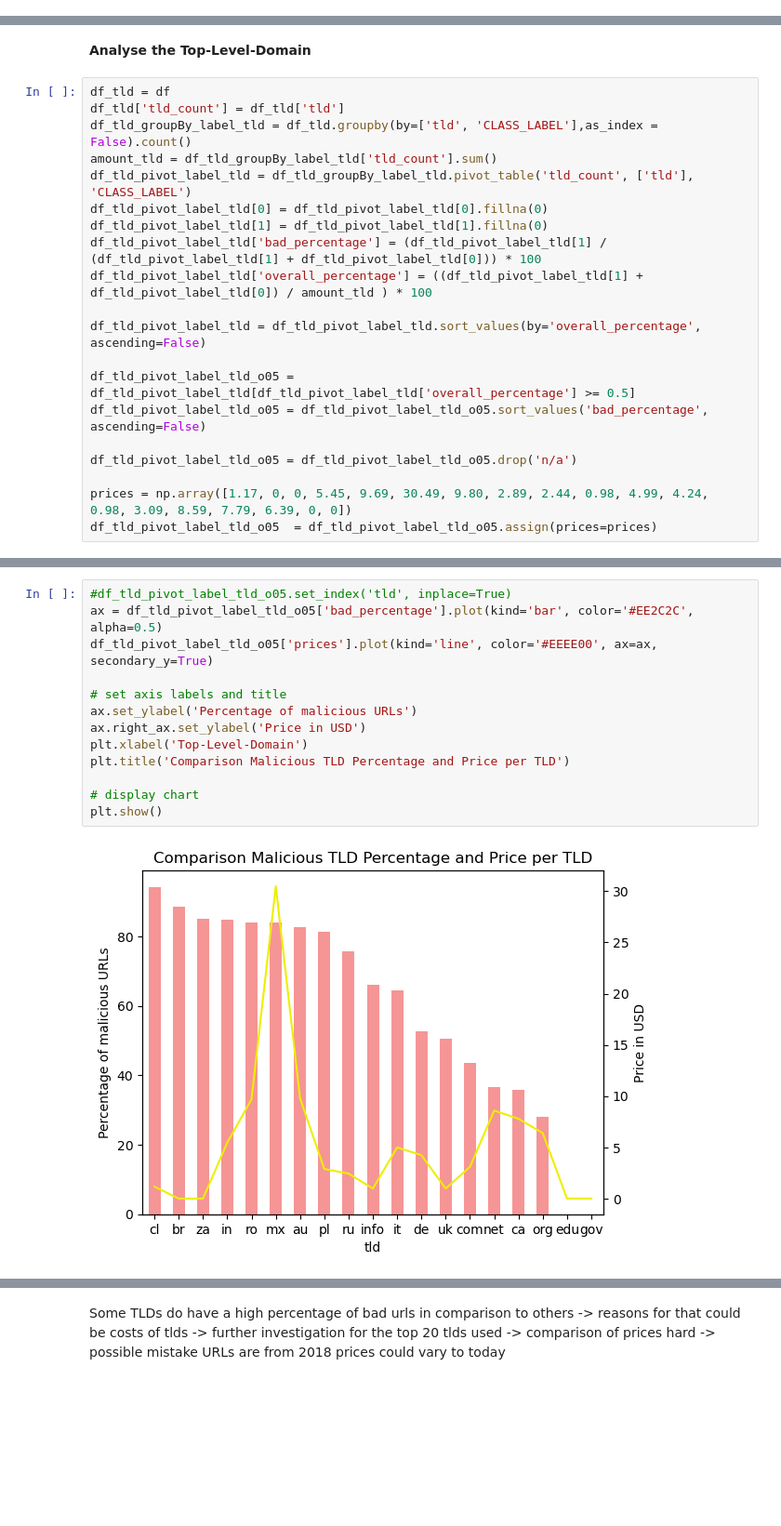
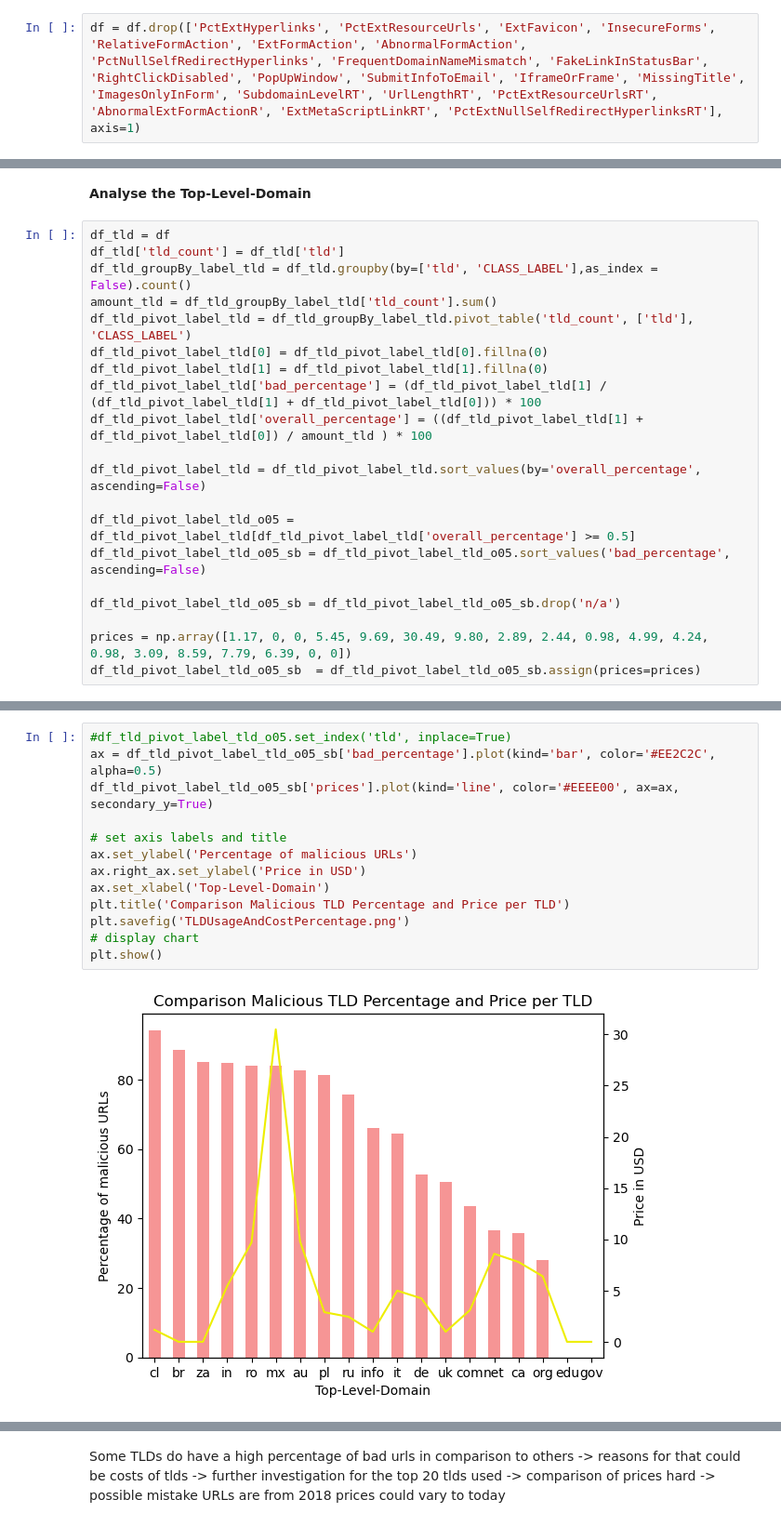
Before and after one commit to Fafien/PhishingDataset, a Jupyter notebook: phishing_analysis.ipynb, the cells around one changed output, grey strips where cells are left out. Shown at 93% size. Saved outputs shown, nothing was run; the diff lists cells and outputs as text; blank space fills up the shorter version.

```diff
--- a/phishing_analysis.ipynb
+++ b/phishing_analysis.ipynb
@@ -48,3 +52,5 @@ memory usage: 3.8 MB
+# %%
+df = df.drop(['PctExtHyperlinks', 'PctExtResourceUrls', 'ExtFavicon', 'InsecureForms', 'RelativeFormAction', 'ExtFormAction', 'AbnormalFormAction', 'PctNullSelfRedirectHyperlinks', 'FrequentDomainNameMismatch', 'FakeLinkInStatusBar', 'RightClickDisabled', 'PopUpWindow', 'SubmitInfoToEmail', 'IframeOrFrame', 'MissingTitle', 'ImagesOnlyInForm', 'SubdomainLevelRT', 'UrlLengthRT', 'PctExtResourceUrlsRT', 'AbnormalExtFormActionR', 'ExtMetaScriptLinkRT', 'PctExtNullSelfRedirectHyperlinksRT'], axis=1)
 # %% [markdown]
 **Add the corresponding URL information to each line**
 # %%
@@ -151,9 +228,9 @@ df_tld_pivot_label_tld['overall_percentage'] = ((df_tld_pivot_label_tld[1] + df_
 df_tld_pivot_label_tld = df_tld_pivot_label_tld.sort_values(by='overall_percentage', ascending=False)
 
 df_tld_pivot_label_tld_o05 = df_tld_pivot_label_tld[df_tld_pivot_label_tld['overall_percentage'] >= 0.5]
-df_tld_pivot_label_tld_o05 = df_tld_pivot_label_tld_o05.sort_values('bad_percentage', ascending=False)
+df_tld_pivot_label_tld_o05_sb = df_tld_pivot_label_tld_o05.sort_values('bad_percentage', ascending=False)
 
-df_tld_pivot_label_tld_o05 = df_tld_pivot_label_tld_o05.drop('n/a')
+df_tld_pivot_label_tld_o05_sb = df_tld_pivot_label_tld_o05_sb.drop('n/a')
 
 prices = np.array([1.17, 0, 0, 5.45, 9.69, 30.49, 9.80, 2.89, 2.44, 0.98, 4.99, 4.24, 0.98, 3.09, 8.59, 7.79, 6.39, 0, 0])
-df_tld_pivot_label_tld_o05  = df_tld_pivot_label_tld_o05.assign(prices=prices)
+df_tld_pivot_label_tld_o05_sb  = df_tld_pivot_label_tld_o05_sb.assign(prices=prices)
@@ -160,15 +262,15 @@ df_tld_pivot_label_tld_o05  = df_tld_pivot_label_tld_o05.assign(prices=prices)
 # %%
 #df_tld_pivot_label_tld_o05.set_index('tld', inplace=True)
-ax = df_tld_pivot_label_tld_o05['bad_percentage'].plot(kind='bar', color='#EE2C2C', alpha=0.5)
-df_tld_pivot_label_tld_o05['prices'].plot(kind='line', color='#EEEE00', ax=ax, secondary_y=True)
+ax = df_tld_pivot_label_tld_o05_sb['bad_percentage'].plot(kind='bar', color='#EE2C2C', alpha=0.5)
+df_tld_pivot_label_tld_o05_sb['prices'].plot(kind='line', color='#EEEE00', ax=ax, secondary_y=True)
 
 # set axis labels and title
 ax.set_ylabel('Percentage of malicious URLs')
 ax.right_ax.set_ylabel('Price in USD')
-plt.xlabel('Top-Level-Domain')
+ax.set_xlabel('Top-Level-Domain')
 plt.title('Comparison Malicious TLD Percentage and Price per TLD')
-
+plt.savefig('TLDUsageAndCostPercentage.png')
 # display chart
 plt.show()
 # %% [output]
-[figure, old version]
+[figure, new version]
```
Also changed, not shown: parts of 26 cells of this notebook, 14 other files.
